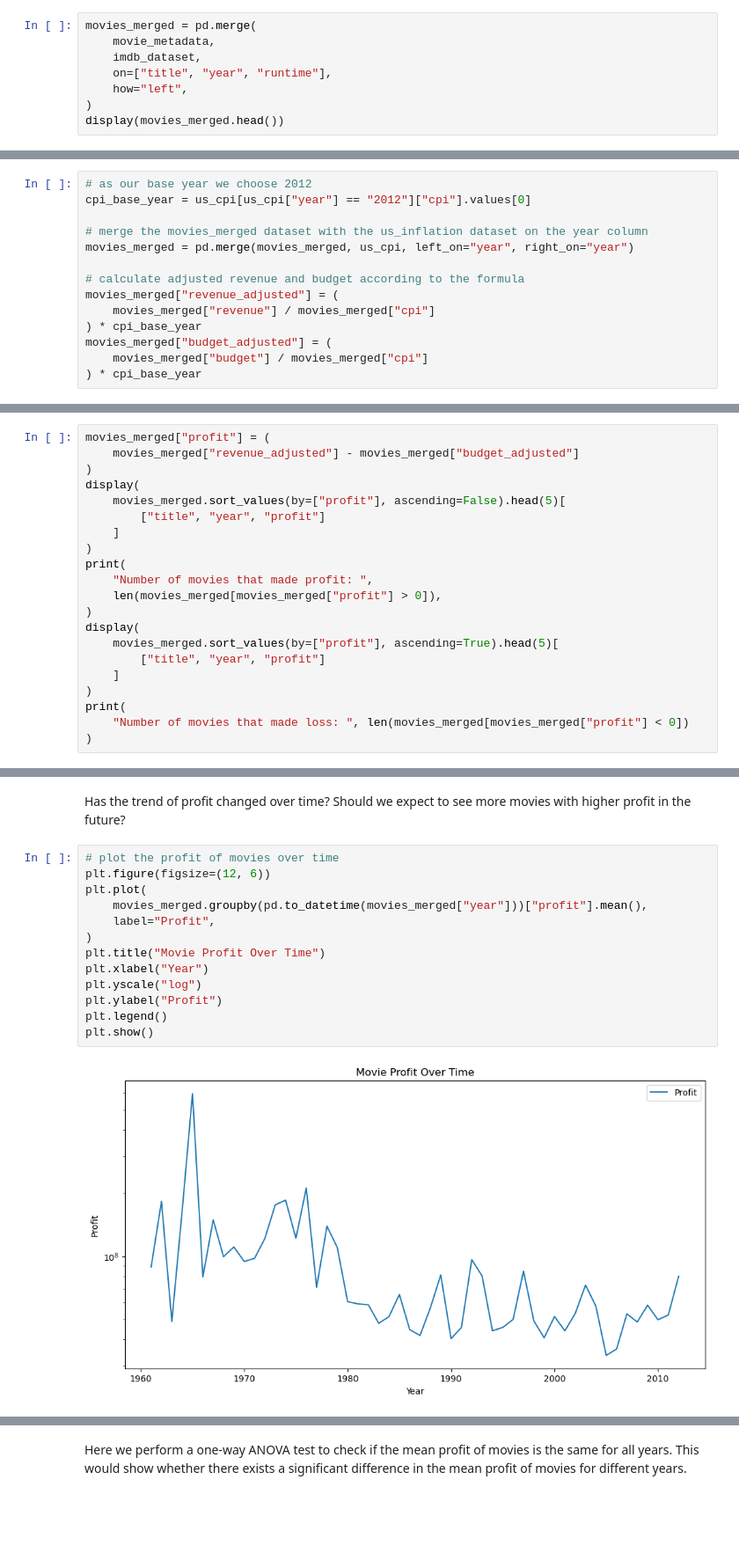
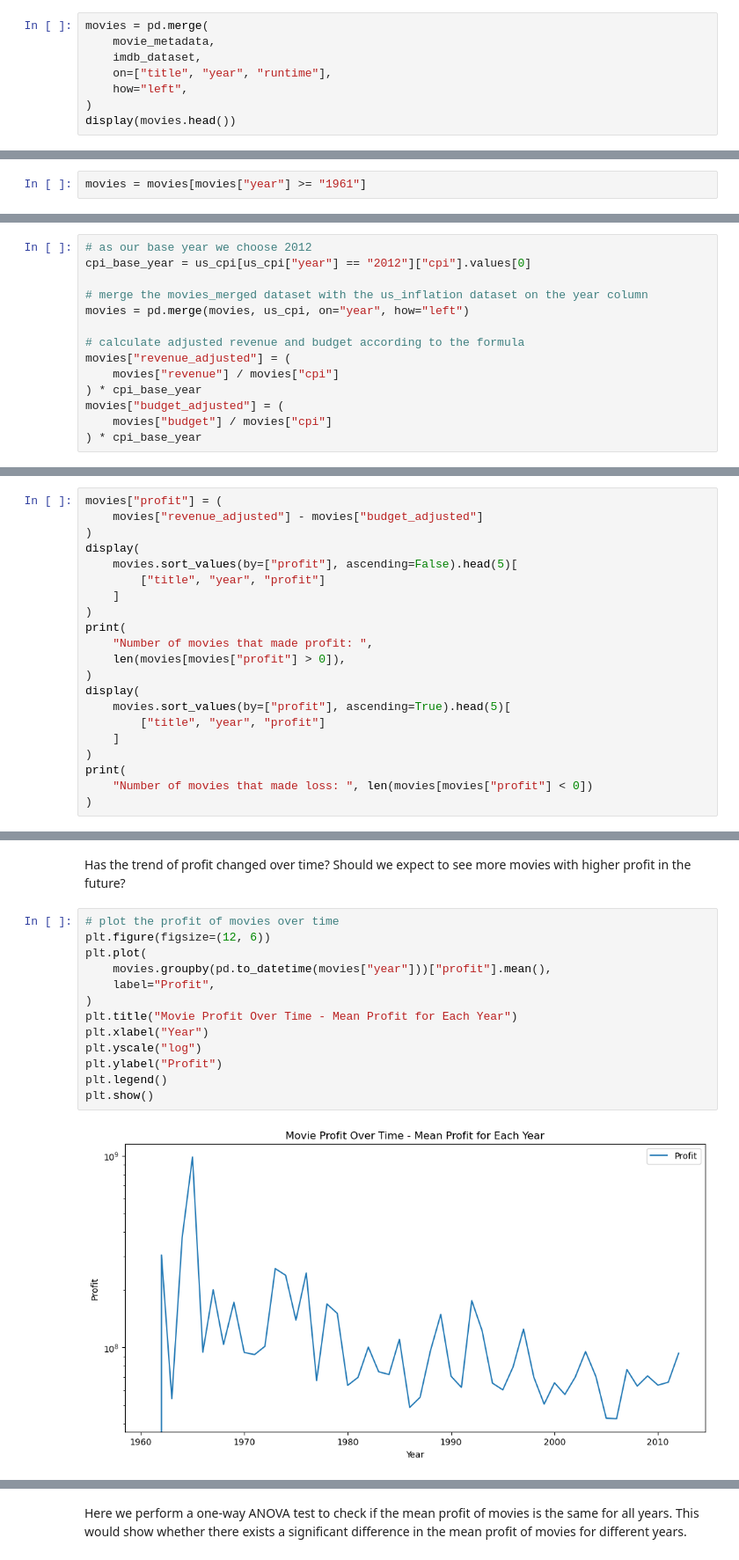
Before and after one commit to epfl-ada/ada-2023-project-fivefrenchspeakingpeoplenocap, a Jupyter notebook: p2_dataloading.ipynb, the cells around one changed output, grey strips where cells are left out. Shown: that part at 88% size. Cells and saved outputs as stored; diff of their text form; blank space fills up the shorter version.

```diff
--- a/p2_dataloading.ipynb
+++ b/p2_dataloading.ipynb
@@ -468,12 +509,12 @@ display(imdb_dataset.head())
 # %% [markdown]
 Next, we will merge the imdb_dataset containing the budget, with the `movie_metadata` dataset. We will do this by using the movie title, runtime, and release year as a key.
 # %%
-movies_merged = pd.merge(
+movies = pd.merge(
     movie_metadata,
     imdb_dataset,
     on=["title", "year", "runtime"],
     how="left",
 )
-display(movies_merged.head())
+display(movies.head())
 # %% [output]
 |  | wikipedia_id | freebase_movie_id | title | release_date | revenue | runtime | languages | countries | ... |
@@ -495,2 +534,4 @@ movies_merged = movies_merged[movies_merged["year"] >= "1961"]
+# %%
+movies = movies[movies["year"] >= "1961"]
 # %%
 # plot the mean revenue for each year
@@ -525,14 +568,14 @@ We'll add two new columns to the dataset, one for the revenue adjusted for infla
 cpi_base_year = us_cpi[us_cpi["year"] == "2012"]["cpi"].values[0]
 
 # merge the movies_merged dataset with the us_inflation dataset on the year column
-movies_merged = pd.merge(movies_merged, us_cpi, left_on="year", right_on="year")
+movies = pd.merge(movies, us_cpi, on="year", how="left")
 
 # calculate adjusted revenue and budget according to the formula
-movies_merged["revenue_adjusted"] = (
-    movies_merged["revenue"] / movies_merged["cpi"]
+movies["revenue_adjusted"] = (
+    movies["revenue"] / movies["cpi"]
 ) * cpi_base_year
-movies_merged["budget_adjusted"] = (
-    movies_merged["budget"] / movies_merged["cpi"]
+movies["budget_adjusted"] = (
+    movies["budget"] / movies["cpi"]
 ) * cpi_base_year
 # %% [markdown]
 Next we'll plot the original revenue and the inflation-adjusted revenue over time, in order to see the difference.
@@ -716,25 +763,25 @@ Spearman Correlation:  SignificanceResult(statistic=0.6065418845886248, pvalue=4
 # %% [markdown]
 Which 5 movies made the most and the least profit? Could it happen that some movies even made a loss?
 # %%
-movies_merged["profit"] = (
-    movies_merged["revenue_adjusted"] - movies_merged["budget_adjusted"]
+movies["profit"] = (
+    movies["revenue_adjusted"] - movies["budget_adjusted"]
 )
 display(
-    movies_merged.sort_values(by=["profit"], ascending=False).head(5)[
+    movies.sort_values(by=["profit"], ascending=False).head(5)[
         ["title", "year", "profit"]
     ]
 )
 print(
     "Number of movies that made profit: ",
-    len(movies_merged[movies_merged["profit"] > 0]),
+    len(movies[movies["profit"] > 0]),
 )
 display(
-    movies_merged.sort_values(by=["profit"], ascending=True).head(5)[
+    movies.sort_values(by=["profit"], ascending=True).head(5)[
         ["title", "year", "profit"]
     ]
 )
 print(
-    "Number of movies that made loss: ", len(movies_merged[movies_merged["profit"] < 0])
+    "Number of movies that made loss: ", len(movies[movies["profit"] < 0])
 )
 # %% [output]
 |  | title | year | profit |
@@ -758,15 +807,15 @@ Has the trend of profit changed over time? Should we expect to see more movies w
 # %%
 # plot the profit of movies over time
 plt.figure(figsize=(12, 6))
 plt.plot(
-    movies_merged.groupby(pd.to_datetime(movies_merged["year"]))["profit"].mean(),
+    movies.groupby(pd.to_datetime(movies["year"]))["profit"].mean(),
     label="Profit",
 )
-plt.title("Movie Profit Over Time")
+plt.title("Movie Profit Over Time - Mean Profit for Each Year")
 plt.xlabel("Year")
 plt.yscale("log")
 plt.ylabel("Profit")
 plt.legend()
 plt.show()
 # %% [output]
-[figure, old version]
+[figure, new version]
```
Also changed, not shown: parts of 60 cells of this notebook, 1 other file.
